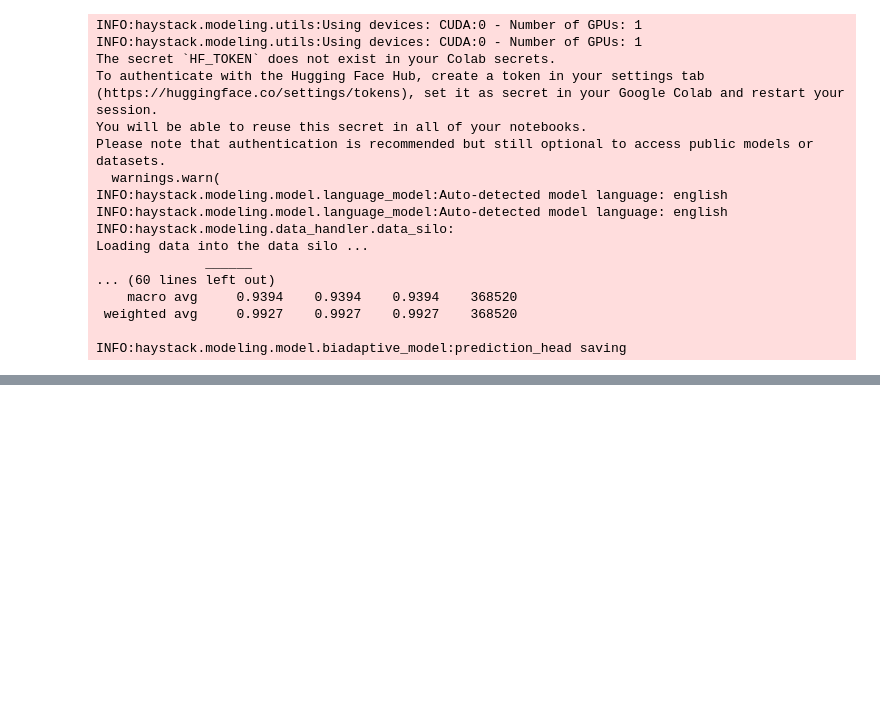
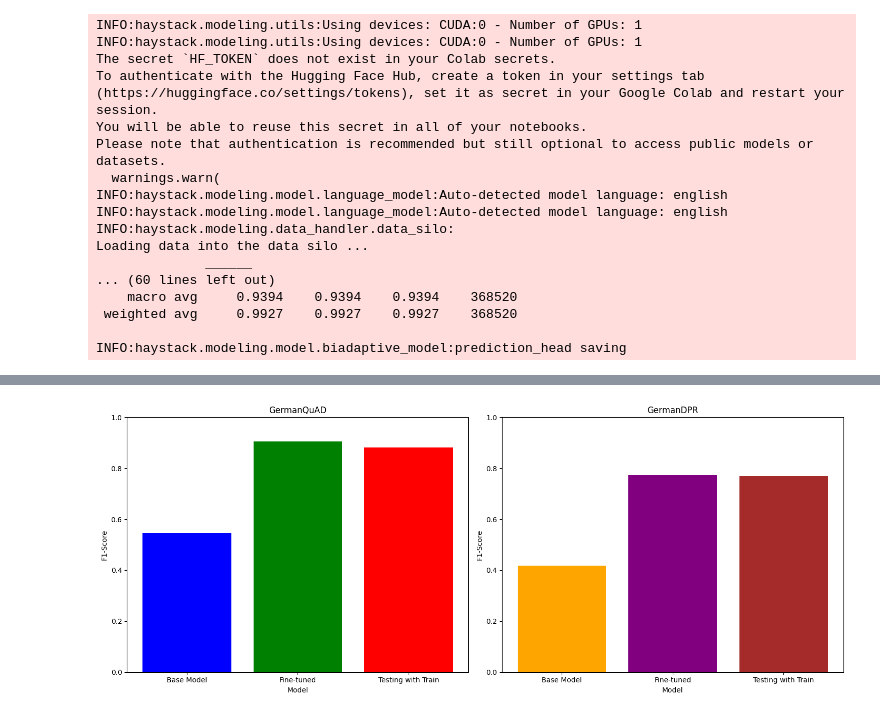
Before and after one commit to ValentinForster/AIRGroup14, a Jupyter notebook: AIR_Project_Colab_Haystack_all_outputs.ipynb, the cells around one changed output, grey strips where cells are left out. Cells and saved outputs as stored; diff of their text form; code cells hidden in the pictures; blank space fills up the shorter version.

```diff
--- a/AIR_Project_Colab_Haystack_all_outputs.ipynb
+++ b/AIR_Project_Colab_Haystack_all_outputs.ipynb
@@ -252,0 +273,30 @@ hard_negative     0.9926    0.9926    0.9926    287415
+# %%
+import matplotlib.pyplot as plt
+
+# GermanQuAD
+models = ['Base Model', 'Fine-tuned', 'Testing with Train']
+values = [0.5458257713248639, 0.9060798548094374, 0.8825316895294322]
+
+# GermanDPR
+additional_values = [0.41853658536585364, 0.7736585365853659, 0.7715363881401616]
+
+fig, axes = plt.subplots(nrows=1, ncols=2, figsize=(15, 6))
+
+# First plot
+axes[0].bar(models, values, color=['blue', 'green', 'red'])
+axes[0].set_title('GermanQuAD')
+axes[0].set_xlabel('Model')
+axes[0].set_ylabel('F1-Score')
+axes[0].set_ylim(0, 1)
+
+# Second plot
+axes[1].bar(models, additional_values, color=['orange', 'purple', 'brown'])
+axes[1].set_title('GermanDPR')
+axes[1].set_xlabel('Model')
+axes[1].set_ylabel('F1-Score')
+axes[1].set_ylim(0, 1)
+
+plt.tight_layout()
+plt.show()
+# %% [output]
+[figure, added]
```
Also changed, not shown: parts of 9 cells of this notebook.
